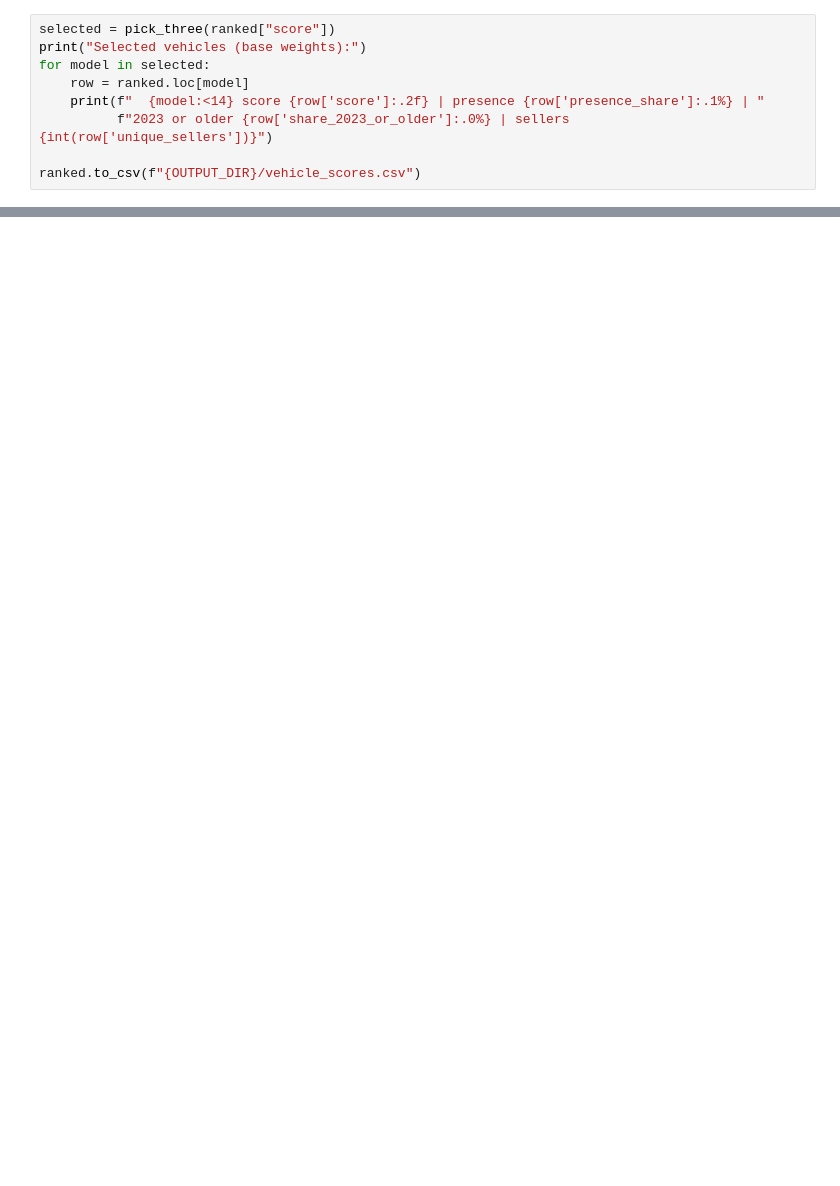
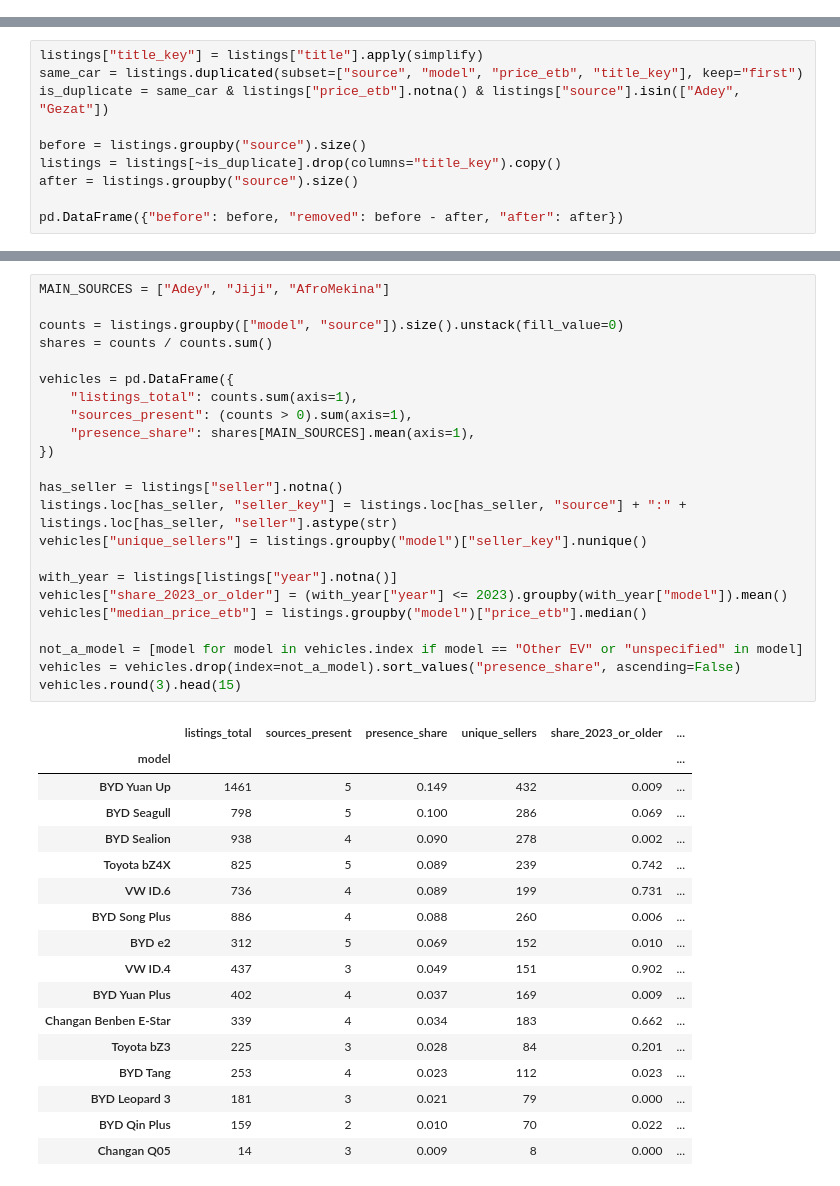
Before and after one commit to hanviol/ev-spare-parts-import-prioritization, a Jupyter notebook: Azarya_Melkamu.ipynb, the cells around one changed output, grey strips where cells are left out. Drawn from its saved outputs; the diff is of its cells as text; blank space fills up the shorter version.

```diff
--- a/Azarya_Melkamu.ipynb
+++ b/Azarya_Melkamu.ipynb
@@ -720,9 +2,0 @@ rank_table
-# %%
-selected = pick_three(ranked["score"])
-print("Selected vehicles (base weights):")
-for model in selected:
-    row = ranked.loc[model]
-    print(f"  {model:<14} score {row['score']:.2f} | presence {row['presence_share']:.1%} | "
-          f"2023 or older {row['share_2023_or_older']:.0%} | sellers {int(row['unique_sellers'])}")
-
-ranked.to_csv(f"{OUTPUT_DIR}/vehicle_scores.csv")
@@ -769,0 +295,10 @@ for the three selected vehicles, then score the parts.
+# %%
+listings["title_key"] = listings["title"].apply(simplify)
+same_car = listings.duplicated(subset=["source", "model", "price_etb", "title_key"], keep="first")
+is_duplicate = same_car & listings["price_etb"].notna() & listings["source"].isin(["Adey", "Gezat"])
+
+before = listings.groupby("source").size()
+listings = listings[~is_duplicate].drop(columns="title_key").copy()
+after = listings.groupby("source").size()
+
+pd.DataFrame({"before": before, "removed": before - after, "after": after})
@@ -769,0 +353,41 @@ for the three selected vehicles, then score the parts.
+# %%
+MAIN_SOURCES = ["Adey", "Jiji", "AfroMekina"]
+
+counts = listings.groupby(["model", "source"]).size().unstack(fill_value=0)
+shares = counts / counts.sum()
+
+vehicles = pd.DataFrame({
+    "listings_total": counts.sum(axis=1),
+    "sources_present": (counts > 0).sum(axis=1),
+    "presence_share": shares[MAIN_SOURCES].mean(axis=1),
+})
+
+has_seller = listings["seller"].notna()
+listings.loc[has_seller, "seller_key"] = listings.loc[has_seller, "source"] + ":" + listings.loc[has_seller, "seller"].astype(str)
+vehicles["unique_sellers"] = listings.groupby("model")["seller_key"].nunique()
+
+with_year = listings[listings["year"].notna()]
+vehicles["share_2023_or_older"] = (with_year["year"] <= 2023).groupby(with_year["model"]).mean()
+vehicles["median_price_etb"] = listings.groupby("model")["price_etb"].median()
+
+not_a_model = [model for model in vehicles.index if model == "Other EV" or "unspecified" in model]
+vehicles = vehicles.drop(index=not_a_model).sort_values("presence_share", ascending=False)
+vehicles.round(3).head(15)
+# %% [output]
+|  | listings_total | sources_present | presence_share | unique_sellers | share_2023_or_older | ... |
+| model |  |  |  |  |  | ... |
+| BYD Yuan Up | 1461 | 5 | 0.149 | 432 | 0.009 | ... |
+| BYD Seagull | 798 | 5 | 0.100 | 286 | 0.069 | ... |
+| BYD Sealion | 938 | 4 | 0.090 | 278 | 0.002 | ... |
+| Toyota bZ4X | 825 | 5 | 0.089 | 239 | 0.742 | ... |
+| VW ID.6 | 736 | 4 | 0.089 | 199 | 0.731 | ... |
+| BYD Song Plus | 886 | 4 | 0.088 | 260 | 0.006 | ... |
+| BYD e2 | 312 | 5 | 0.069 | 152 | 0.010 | ... |
+| VW ID.4 | 437 | 3 | 0.049 | 151 | 0.902 | ... |
+| BYD Yuan Plus | 402 | 4 | 0.037 | 169 | 0.009 | ... |
+| Changan Benben E-Star | 339 | 4 | 0.034 | 183 | 0.662 | ... |
+| Toyota bZ3 | 225 | 3 | 0.028 | 84 | 0.201 | ... |
+| BYD Tang | 253 | 4 | 0.023 | 112 | 0.023 | ... |
+| BYD Leopard 3 | 181 | 3 | 0.021 | 79 | 0.000 | ... |
+| BYD Qin Plus | 159 | 2 | 0.010 | 70 | 0.022 | ... |
+| Changan Q05 | 14 | 3 | 0.009 | 8 | 0.000 | ... |
```
Also changed, not shown: parts of 64 cells of this notebook.
